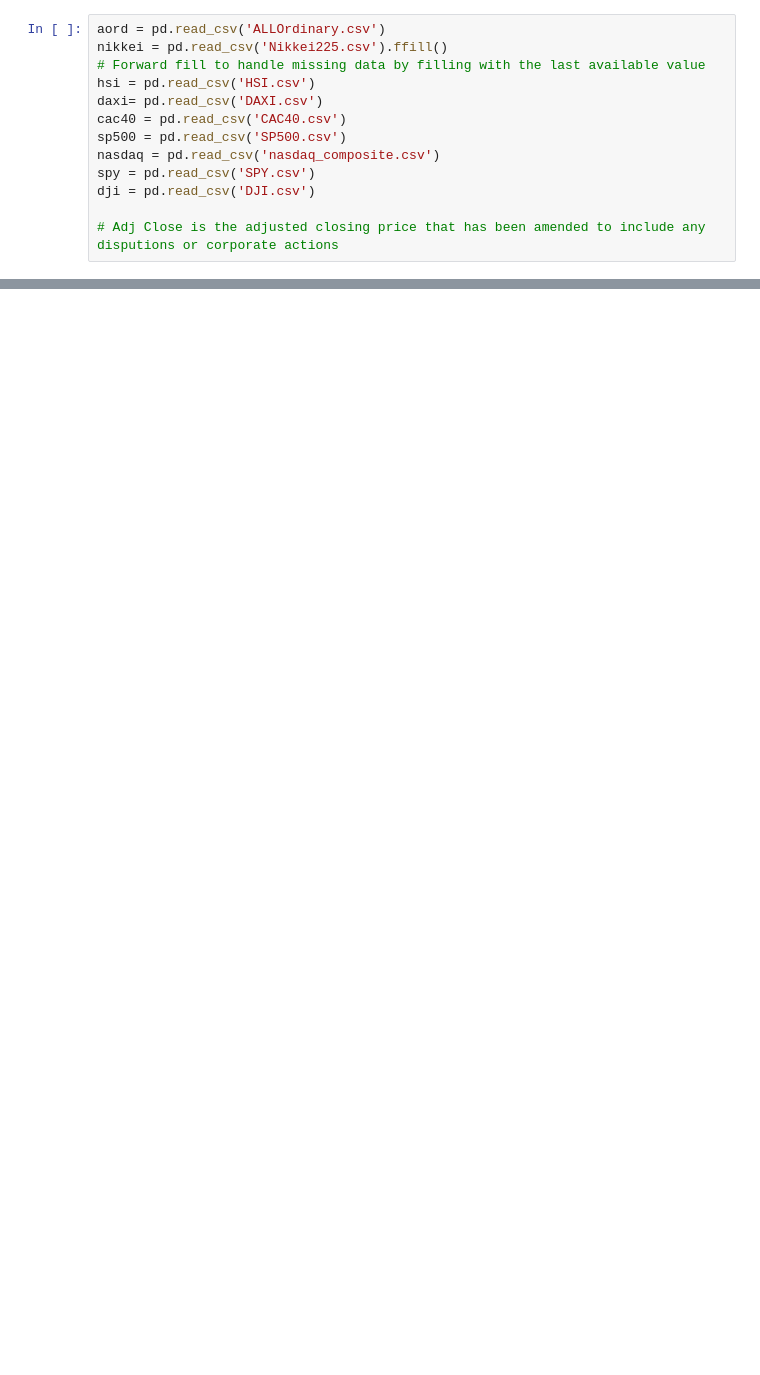
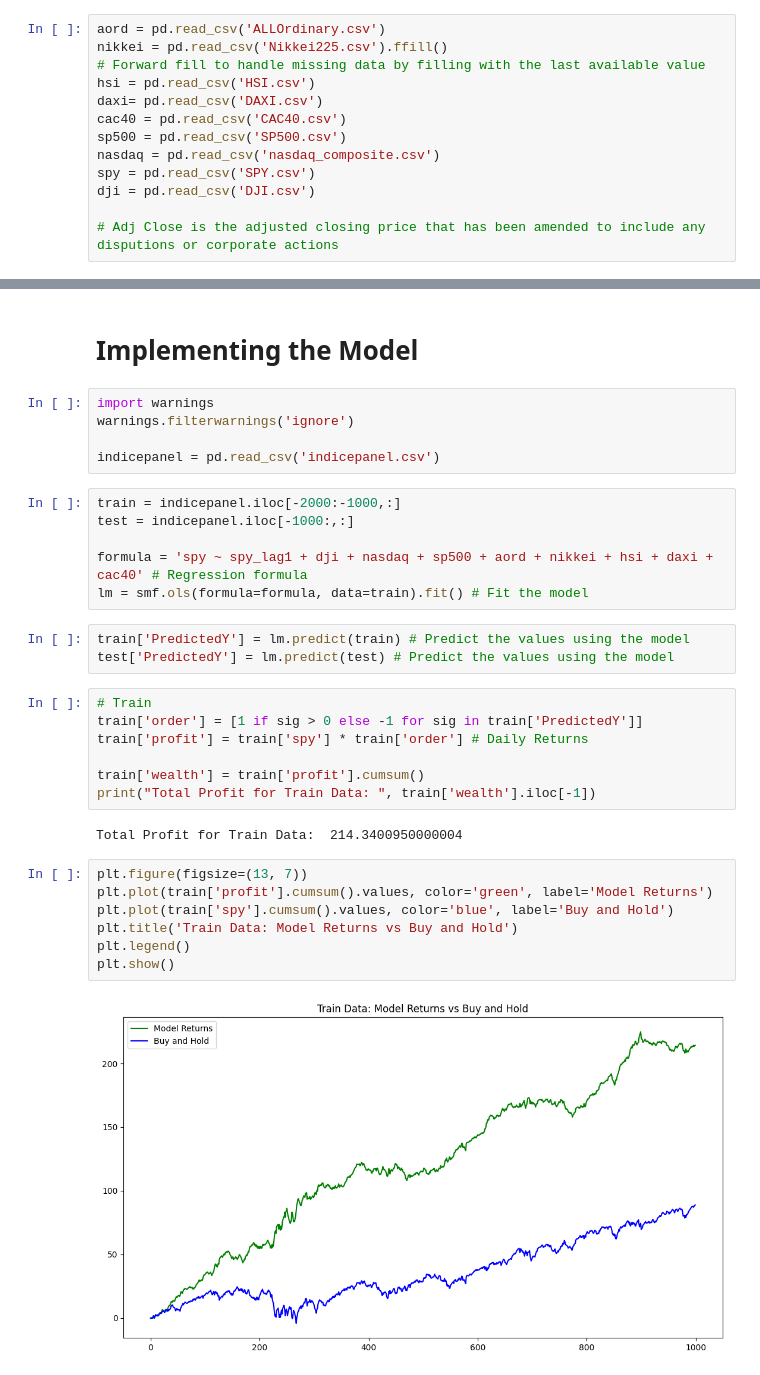
Before and after one commit to DinYeo/CourseraHKU, a Jupyter notebook: SPY Model.ipynb, the cells around one changed output, grey strips where cells are left out. Cells and saved outputs as stored; diff of their text form; blank space fills up the shorter version.

```diff
--- a/SPY Model.ipynb
+++ b/SPY Model.ipynb
@@ -47,0 +229,34 @@ Asian: Close - Open
+# %% [markdown]
+# Implementing the Model
+# %%
+import warnings
+warnings.filterwarnings('ignore')
+
+indicepanel = pd.read_csv('indicepanel.csv')
+# %%
+train = indicepanel.iloc[-2000:-1000,:]
+test = indicepanel.iloc[-1000:,:]
+
+formula = 'spy ~ spy_lag1 + dji + nasdaq + sp500 + aord + nikkei + hsi + daxi + cac40' # Regression formula
+lm = smf.ols(formula=formula, data=train).fit() # Fit the model
+# %%
+train['PredictedY'] = lm.predict(train) # Predict the values using the model
+test['PredictedY'] = lm.predict(test) # Predict the values using the model
+# %%
+# Train
+train['order'] = [1 if sig > 0 else -1 for sig in train['PredictedY']]
+train['profit'] = train['spy'] * train['order'] # Daily Returns
+
+train['wealth'] = train['profit'].cumsum()
+print("Total Profit for Train Data: ", train['wealth'].iloc[-1])
+# %% [output]
+Total Profit for Train Data:  214.3400950000004
+# %%
+plt.figure(figsize=(13, 7))
+plt.plot(train['profit'].cumsum().values, color='green', label='Model Returns')
+plt.plot(train['spy'].cumsum().values, color='blue', label='Buy and Hold')
+plt.title('Train Data: Model Returns vs Buy and Hold')
+plt.legend()
+plt.show()
+# %% [output]
+[figure, added]
```
Also changed, not shown: parts of 24 cells of this notebook, 2 other files.
